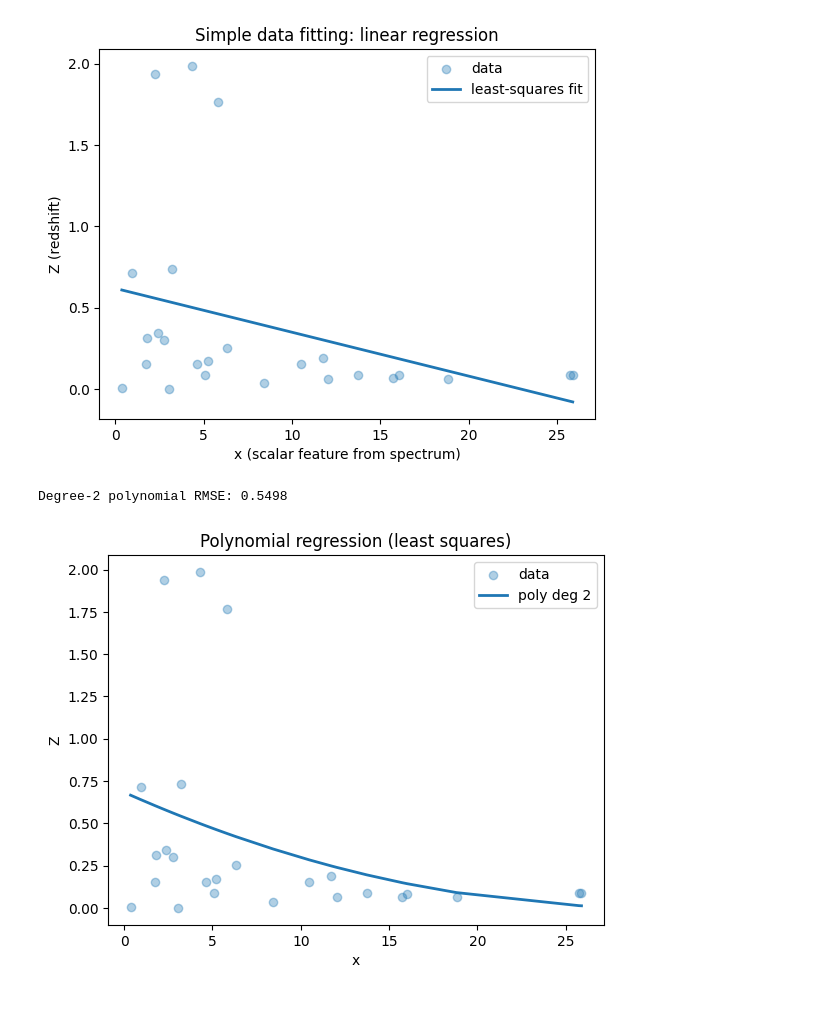
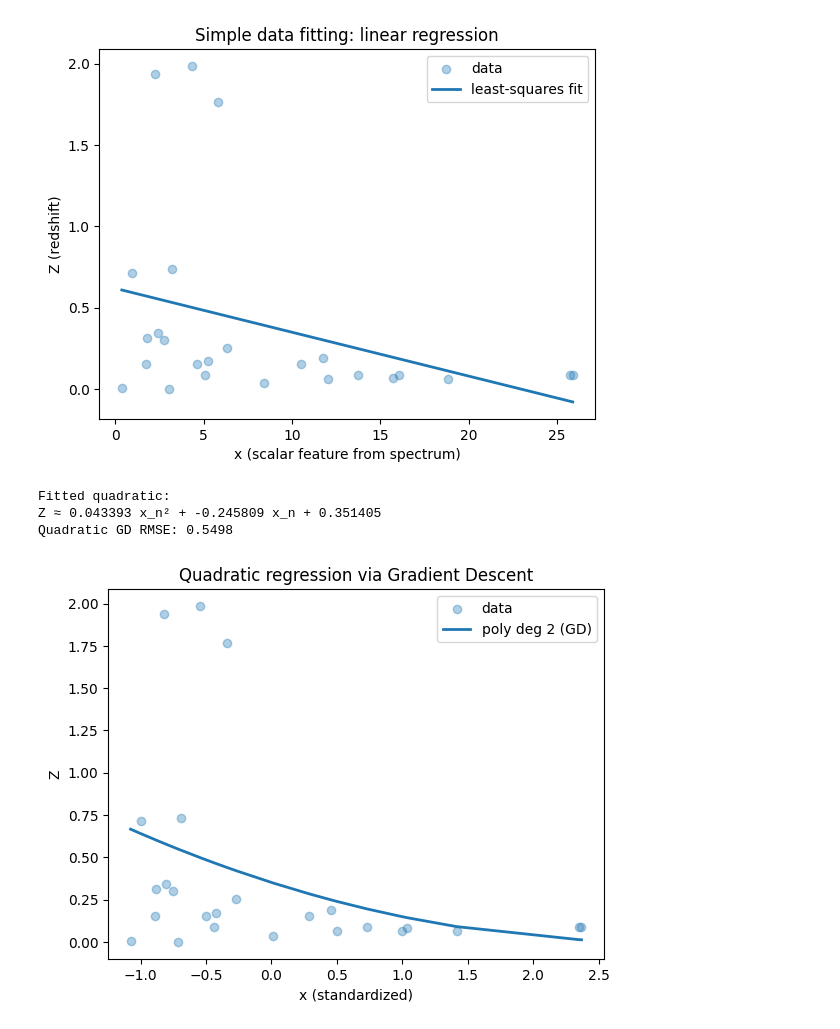
Before and after one commit to kokorikos212/Data-Science-and-Applications-2026, a Jupyter notebook: Multimodal_Universe_Regression.ipynb, the cells around one changed output. Drawn from its saved outputs; the diff is of its cells as text; code cells hidden in the pictures.

```diff
--- a/Multimodal_Universe_Regression.ipynb
+++ b/Multimodal_Universe_Regression.ipynb
@@ -43,25 +43,67 @@ plt.show()
 # %% [output]
 RMSE: 0.5515
 [figure]
+# %%
+# ---- Gradient Descent Polynomial Fit (degree = 2) ----
+
+# Standardize x for stability
+eps = 1e-8
+x_mean = x.mean()
+x_std = x.std().clamp_min(eps)
+x_n = (x - x_mean) / x_std
+
+# Initialize parameters: Z ≈ a x^2 + b x + c
+a = torch.tensor(0.0)
+b = torch.tensor(0.0)
+c = torch.tensor(0.0)
+
+lr = 1e-2
+epochs = 2000
+
+loss_hist = []
+
+for t in range(epochs):
+
+    # Forward
+    Z_pred = a * x_n**2 + b * x_n + c
+    err = Z_pred - Z
+    loss = (err**2).mean()
+
+    # Manual gradients of MSE
+    grad_a = (2.0 * err * (x_n**2)).mean()
+    grad_b = (2.0 * err * x_n).mean()
+    grad_c = (2.0 * err).mean()
+
+    # Update
+    a -= lr * grad_a
+    b -= lr * grad_b
+    c -= lr * grad_c
+
+    loss_hist.append(loss.item())
+
+print(f"Fitted quadratic:")
+print(f"Z ≈ {a.item():.6f} x_n² + {b.item():.6f} x_n + {c.item():.6f}")
+
+rmse_poly = torch.sqrt(torch.mean((Z_pred - Z)**2)).item()
+print(f"Quadratic GD RMSE: {rmse_poly:.4f}")
+# %% [output]
+Fitted quadratic:
+Z ≈ 0.043393 x_n² + -0.245809 x_n + 0.351405
+Quadratic GD RMSE: 0.5498
 # %%
-degree = 2  # try 1,2,3,5
-X_poly = torch.stack([x**k for k in range(degree, -1, -1)], dim=1)  # [x^d, ..., x, 1]
+plt.figure()
+plt.scatter(x_n.numpy(), Z.numpy(), alpha=0.35, label="data")
 
-theta_poly = torch.linalg.lstsq(X_poly, Z).solution
-Zp = X_poly @ theta_poly
-rmse_poly = torch.sqrt(torch.mean((Zp - Z)**2)).item()
+idx = torch.argsort(x_n)
+plt.plot(x_n[idx].numpy(),
+         (a * x_n[idx]**2 + b * x_n[idx] + c).detach().numpy(),
+         linewidth=2,
+         label="poly deg 2 (GD)")
 
-print(f"Degree-{degree} polynomial RMSE: {rmse_poly:.4f}")
-
-plt.figure()
-plt.scatter(x.numpy(), Z.numpy(), alpha=0.35, label="data")
-idx = torch.argsort(x)
-plt.plot(x[idx].numpy(), Zp[idx].numpy(), linewidth=2, label=f"poly deg {degree}")
-plt.xlabel("x")
+plt.xlabel("x (standardized)")
 plt.ylabel("Z")
-plt.title("Polynomial regression (least squares)")
+plt.title("Quadratic regression via Gradient Descent")
 plt.legend()
 plt.show()
 # %% [output]
-Degree-2 polynomial RMSE: 0.5498
-[figure, old version]
+[figure, new version]
```
